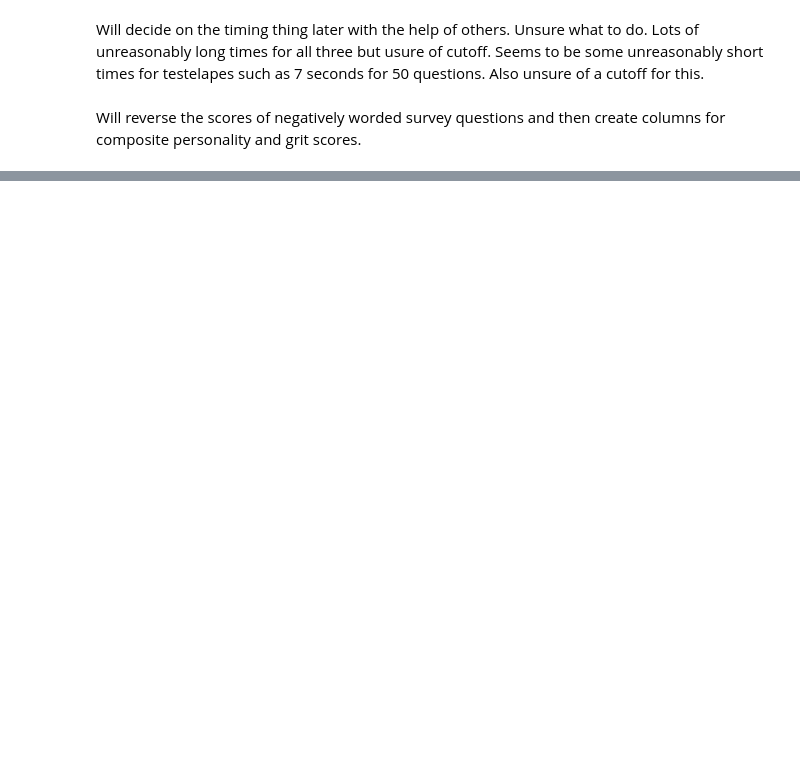
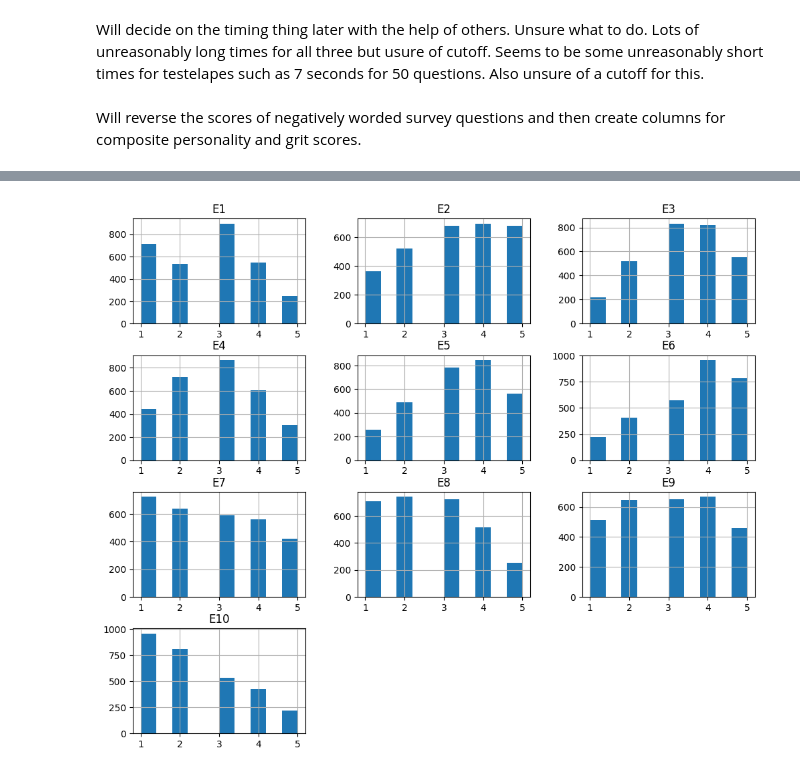
Before and after one commit to Rishik15/BTT_GM2, a Jupyter notebook: gritdatacleaning.ipynb, the cells around one changed output, grey strips where cells are left out. Saved outputs shown, nothing was run; the diff lists cells and outputs as text; code cells hidden in the pictures; blank space fills up the shorter version.

```diff
--- a/gritdatacleaning.ipynb
+++ b/gritdatacleaning.ipynb
@@ -439,0 +508,5 @@ df.shape
+# %%
+df[extraversion_items].hist(figsize=(12,10))
+plt.show()
+# %% [output]
+[figure, added]
```
Also changed, not shown: parts of 30 cells of this notebook.
